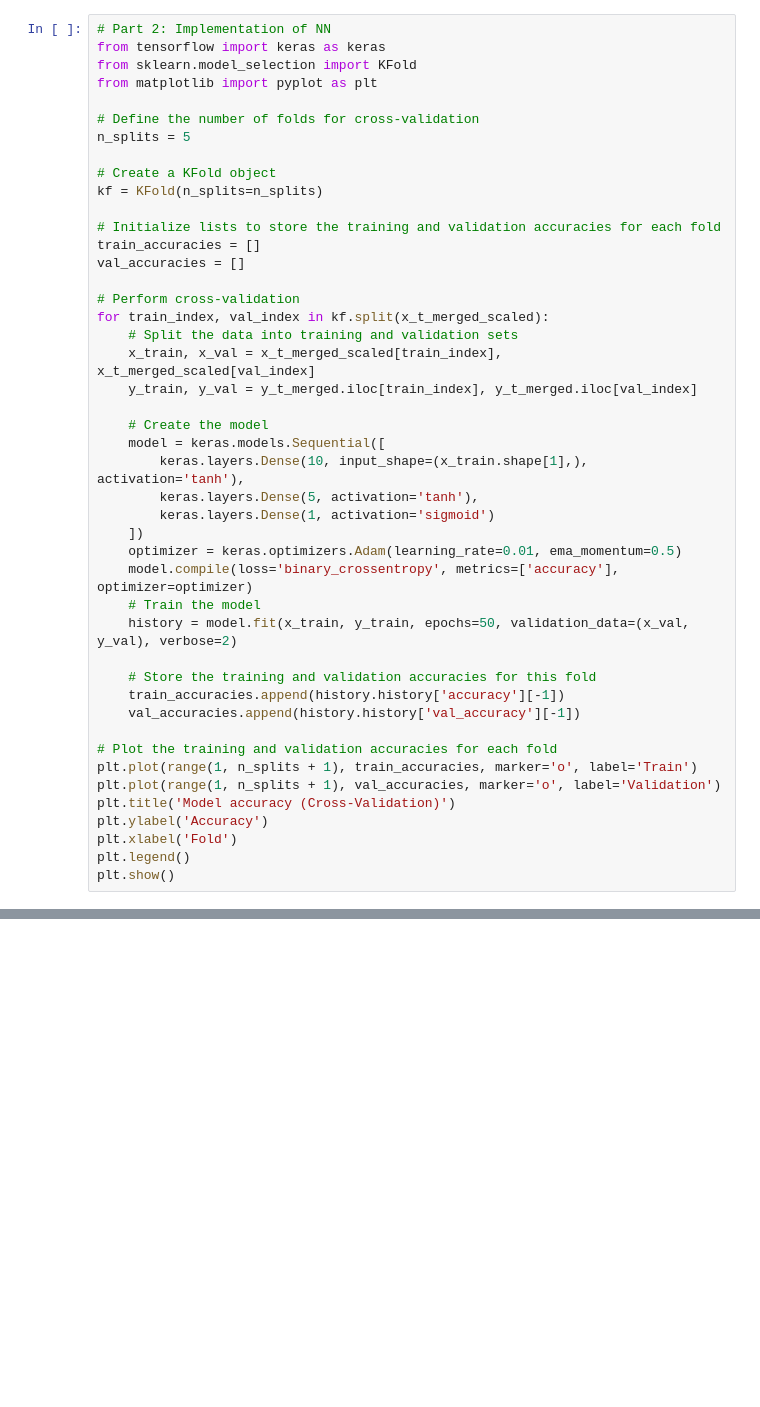
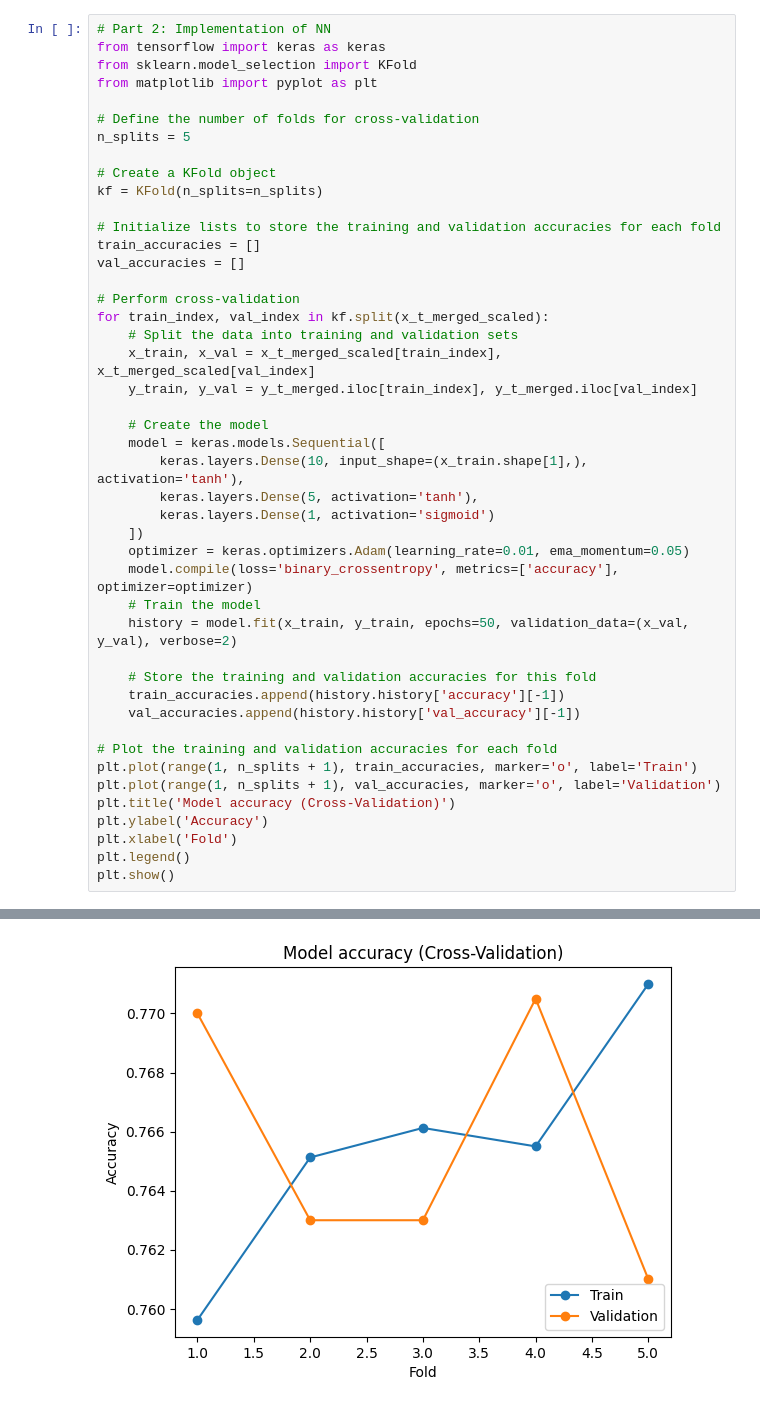
Before and after one commit to danielDiezURV/A2_Supervised_Learning_Machines, a Jupyter notebook: ring_tests/TF_BP-A2-ring-merged-Test.ipynb, the cells around one changed output, grey strips where cells are left out. Drawn from its saved outputs; the diff is of its cells as text; blank space fills up the shorter version.

```diff
--- a/ring_tests/TF_BP-A2-ring-merged-Test.ipynb
+++ b/ring_tests/TF_BP-A2-ring-merged-Test.ipynb
@@ -58,7 +58,7 @@ for train_index, val_index in kf.split(x_t_merged_scaled):
         keras.layers.Dense(5, activation='tanh'),
         keras.layers.Dense(1, activation='sigmoid')
     ])
-    optimizer = keras.optimizers.Adam(learning_rate=0.01, ema_momentum=0.5)
+    optimizer = keras.optimizers.Adam(learning_rate=0.01, ema_momentum=0.05)
     model.compile(loss='binary_crossentropy', metrics=['accuracy'], optimizer=optimizer)
     # Train the model
     history = model.fit(x_train, y_train, epochs=50, validation_data=(x_val, y_val), verbose=2)
@@ -96,3 +96,4 @@ Epoch 44/50
+[figure, added]
 # %%
 from sklearn.metrics import *
 from matplotlib import pyplot as plt
```
Also changed, not shown: parts of 3 cells of this notebook, 7 other files.
